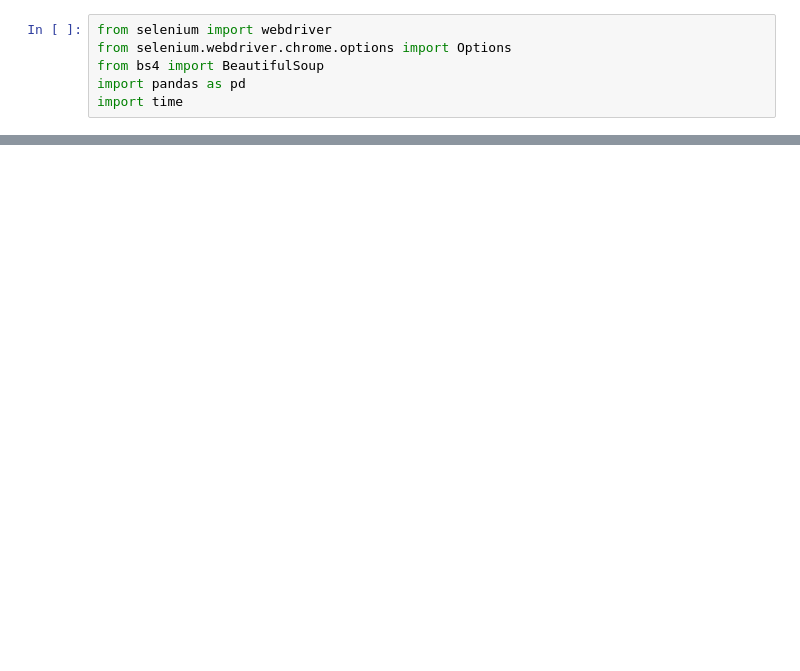
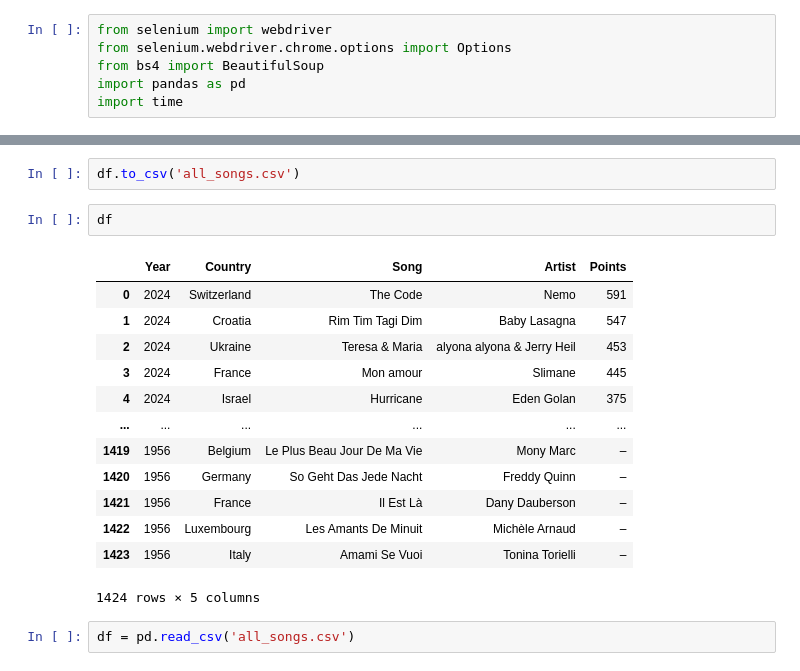
Before and after one commit to jameramellyn/dsc-project, a Jupyter notebook: webscrape_2.ipynb, the cells around one changed output, grey strips where cells are left out. Saved outputs shown, nothing was run; the diff lists cells and outputs as text; blank space fills up the shorter version.

```diff
--- a/webscrape_2.ipynb
+++ b/webscrape_2.ipynb
@@ -71,0 +88,20 @@ MaxRetryError: HTTPConnectionPool(host='localhost', port=56819): Max retries exc
+# %%
+df.to_csv('all_songs.csv')
+# %%
+df
+# %% [output]
+|  | Year | Country | Song | Artist | Points |
+| 0 | 2024 | Switzerland | The Code | Nemo | 591 |
+| 1 | 2024 | Croatia | Rim Tim Tagi Dim | Baby Lasagna | 547 |
+| 2 | 2024 | Ukraine | Teresa & Maria | alyona alyona & Jerry Heil | 453 |
+| 3 | 2024 | France | Mon amour | Slimane | 445 |
+| 4 | 2024 | Israel | Hurricane | Eden Golan | 375 |
+| ... | ... | ... | ... | ... | ... |
+| 1419 | 1956 | Belgium | Le Plus Beau Jour De Ma Vie | Mony Marc | – |
+| 1420 | 1956 | Germany | So Geht Das Jede Nacht | Freddy Quinn | – |
+| 1421 | 1956 | France | Il Est Là | Dany Dauberson | – |
+| 1422 | 1956 | Luxembourg | Les Amants De Minuit | Michèle Arnaud | – |
+| 1423 | 1956 | Italy | Amami Se Vuoi | Tonina Torielli | – |
+1424 rows × 5 columns
+# %%
+df = pd.read_csv('all_songs.csv')
```
Also changed, not shown: parts of 2 cells of this notebook, 1 other file.
